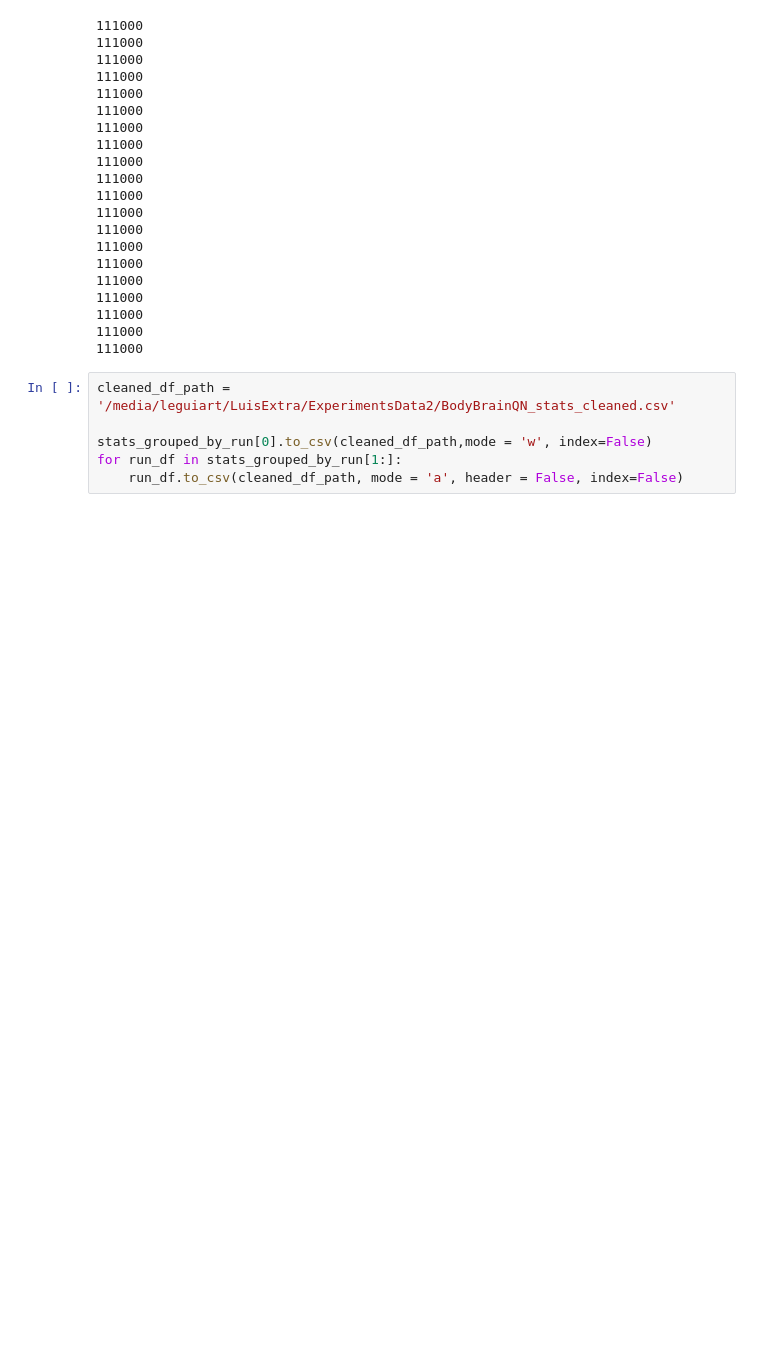
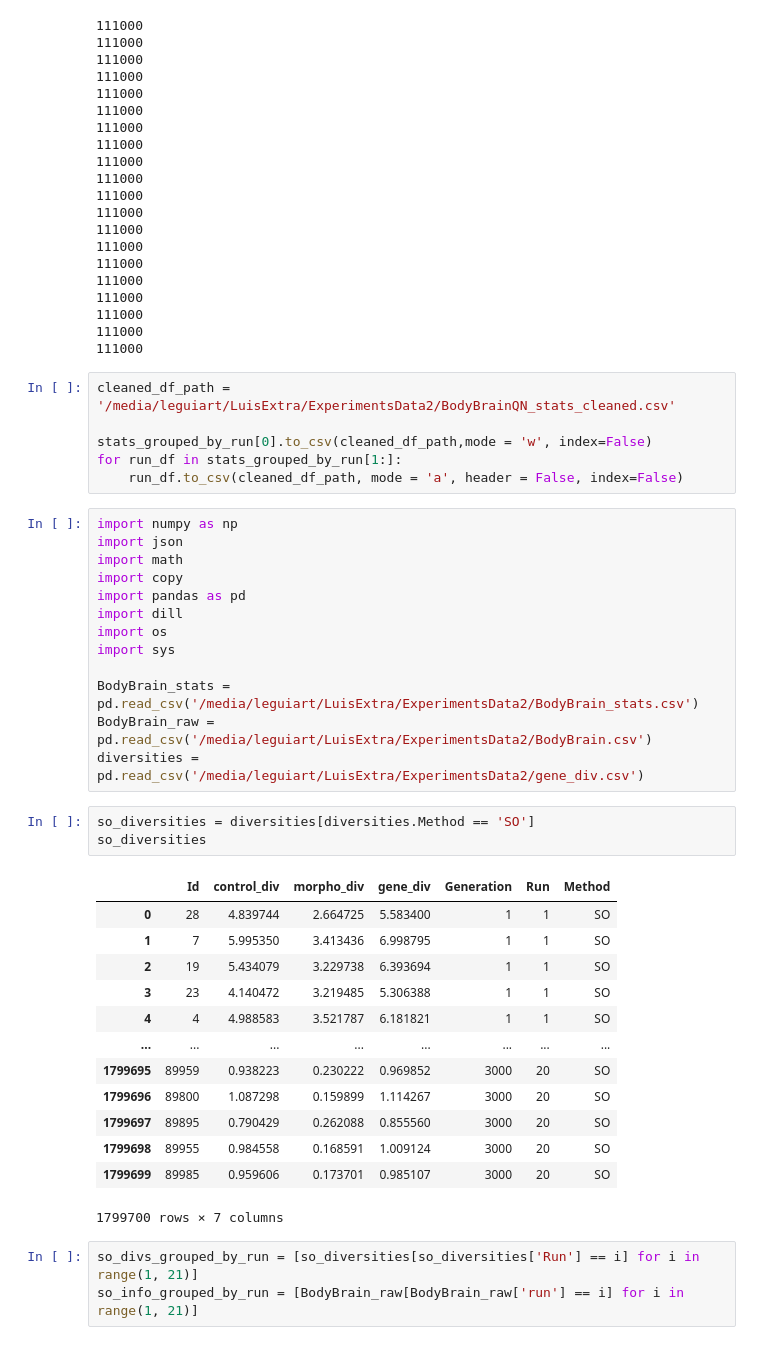
Before and after one commit to leguiart/MSc_Thesis, a Jupyter notebook: experiments/Analytics/ResultsDataCleaning.ipynb, the cells around one changed output. Cells and saved outputs as stored; diff of their text form; blank space fills up the shorter version.

```diff
--- a/experiments/Analytics/ResultsDataCleaning.ipynb
+++ b/experiments/Analytics/ResultsDataCleaning.ipynb
@@ -256,3 +256,36 @@ cleaned_df_path = '/media/leguiart/LuisExtra/ExperimentsData2/BodyBrainQN_stats_
 stats_grouped_by_run[0].to_csv(cleaned_df_path,mode = 'w', index=False)
 for run_df in stats_grouped_by_run[1:]:
     run_df.to_csv(cleaned_df_path, mode = 'a', header = False, index=False)
+# %%
+import numpy as np
+import json
+import math
+import copy
+import pandas as pd
+import dill
+import os
+import sys
+
+BodyBrain_stats = pd.read_csv('/media/leguiart/LuisExtra/ExperimentsData2/BodyBrain_stats.csv')
+BodyBrain_raw = pd.read_csv('/media/leguiart/LuisExtra/ExperimentsData2/BodyBrain.csv')
+diversities = pd.read_csv('/media/leguiart/LuisExtra/ExperimentsData2/gene_div.csv')
+# %%
+so_diversities = diversities[diversities.Method == 'SO']
+so_diversities
+# %% [output]
+|  | Id | control_div | morpho_div | gene_div | Generation | Run | Method |
+| 0 | 28 | 4.839744 | 2.664725 | 5.583400 | 1 | 1 | SO |
+| 1 | 7 | 5.995350 | 3.413436 | 6.998795 | 1 | 1 | SO |
+| 2 | 19 | 5.434079 | 3.229738 | 6.393694 | 1 | 1 | SO |
+| 3 | 23 | 4.140472 | 3.219485 | 5.306388 | 1 | 1 | SO |
+| 4 | 4 | 4.988583 | 3.521787 | 6.181821 | 1 | 1 | SO |
+| ... | ... | ... | ... | ... | ... | ... | ... |
+| 1799695 | 89959 | 0.938223 | 0.230222 | 0.969852 | 3000 | 20 | SO |
+| 1799696 | 89800 | 1.087298 | 0.159899 | 1.114267 | 3000 | 20 | SO |
+| 1799697 | 89895 | 0.790429 | 0.262088 | 0.855560 | 3000 | 20 | SO |
+| 1799698 | 89955 | 0.984558 | 0.168591 | 1.009124 | 3000 | 20 | SO |
+| 1799699 | 89985 | 0.959606 | 0.173701 | 0.985107 | 3000 | 20 | SO |
+1799700 rows × 7 columns
+# %%
+so_divs_grouped_by_run = [so_diversities[so_diversities['Run'] == i] for i in range(1, 21)]
+so_info_grouped_by_run = [BodyBrain_raw[BodyBrain_raw['run'] == i] for i in range(1, 21)]
```
Also changed, not shown: parts of 3 cells of this notebook, 19 other files.
